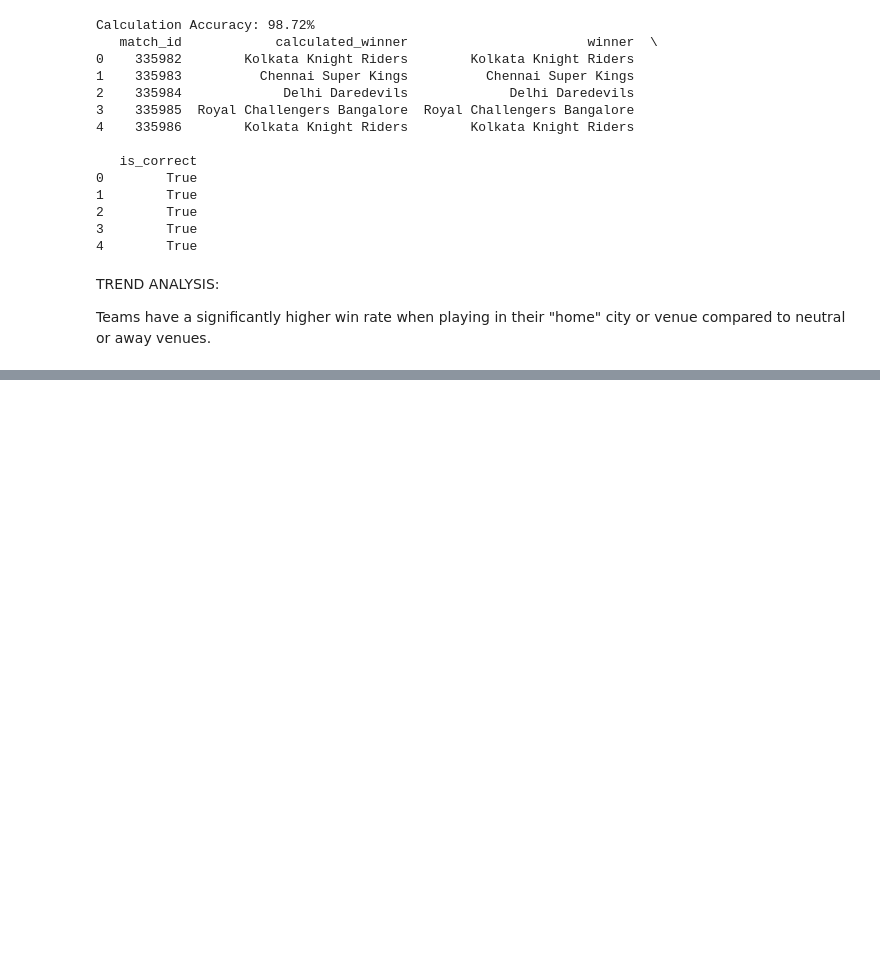
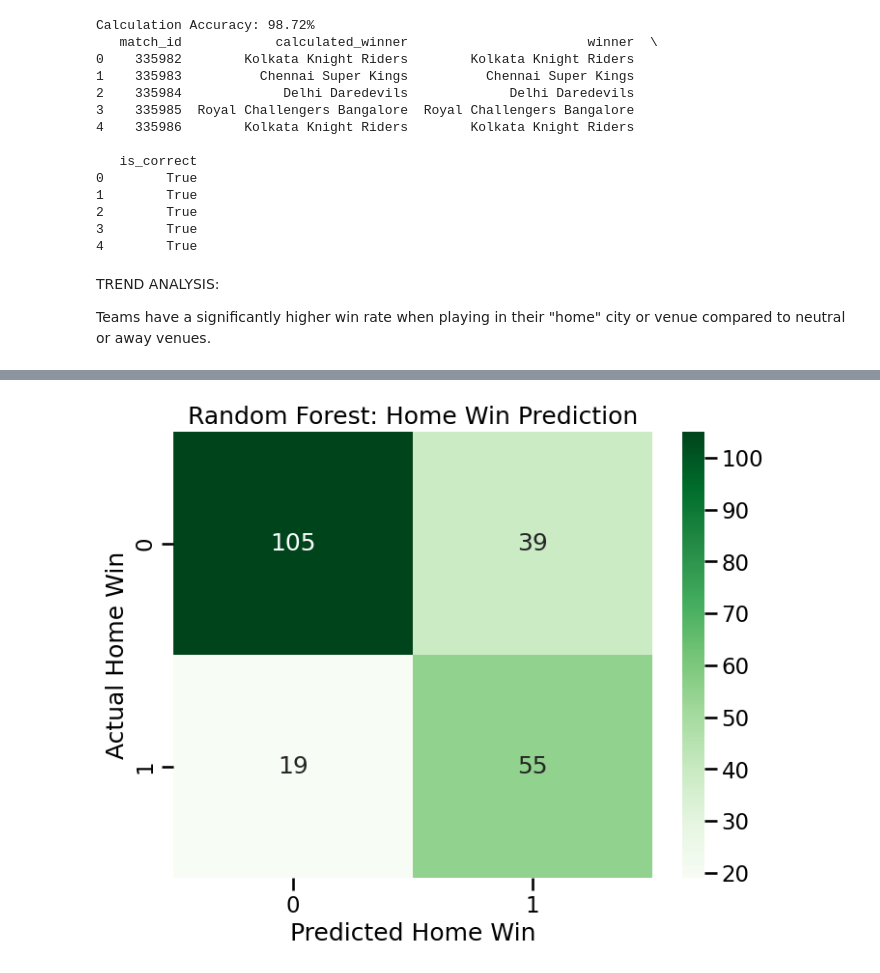
Before and after one commit to DP870/IPL_Analysis_using_Pandas, a Jupyter notebook: main.ipynb, the cells around one changed output, grey strips where cells are left out. Cells and saved outputs as stored; diff of their text form; code cells hidden in the pictures; blank space fills up the shorter version.

```diff
--- a/main.ipynb
+++ b/main.ipynb
@@ -1071,0 +1034,17 @@ Passing `palette` without assigning `hue` is deprecated and will be removed in v
+# %%
+from sklearn.ensemble import RandomForestClassifier
+from sklearn.metrics import classification_report, confusion_matrix
+
+# 1. Initialize the Random Forest
+# n_estimators=100 creates 100 decision trees to vote on the outcome
+rf_model = RandomForestClassifier(n_estimators=100, random_state=42, class_weight='balanced')
+
+# 2. Train the model using the same X and y from your previous step
+rf_model.fit(X_train, y_train)
+
+# 3. Make predictions
+rf_predictions = rf_model.predict(X_test)
+
+# 4. Check the results
+print(f"Random Forest Accuracy: {accuracy_score(y_test, rf_predictions) * 100:.2f}%")
+print("\nClassification Report:\n", classification_report(y_test, rf_predictions))
@@ -1071,0 +1063,9 @@ Passing `palette` without assigning `hue` is deprecated and will be removed in v
+# %%
+plt.figure(figsize=(8, 6))
+sns.heatmap(confusion_matrix(y_test, rf_predictions), annot=True, fmt='d', cmap='Greens')
+plt.xlabel('Predicted Home Win')
+plt.ylabel('Actual Home Win')
+plt.title('Random Forest: Home Win Prediction')
+plt.show()
+# %% [output]
+[figure, added]
```
Also changed, not shown: parts of 21 cells of this notebook.
